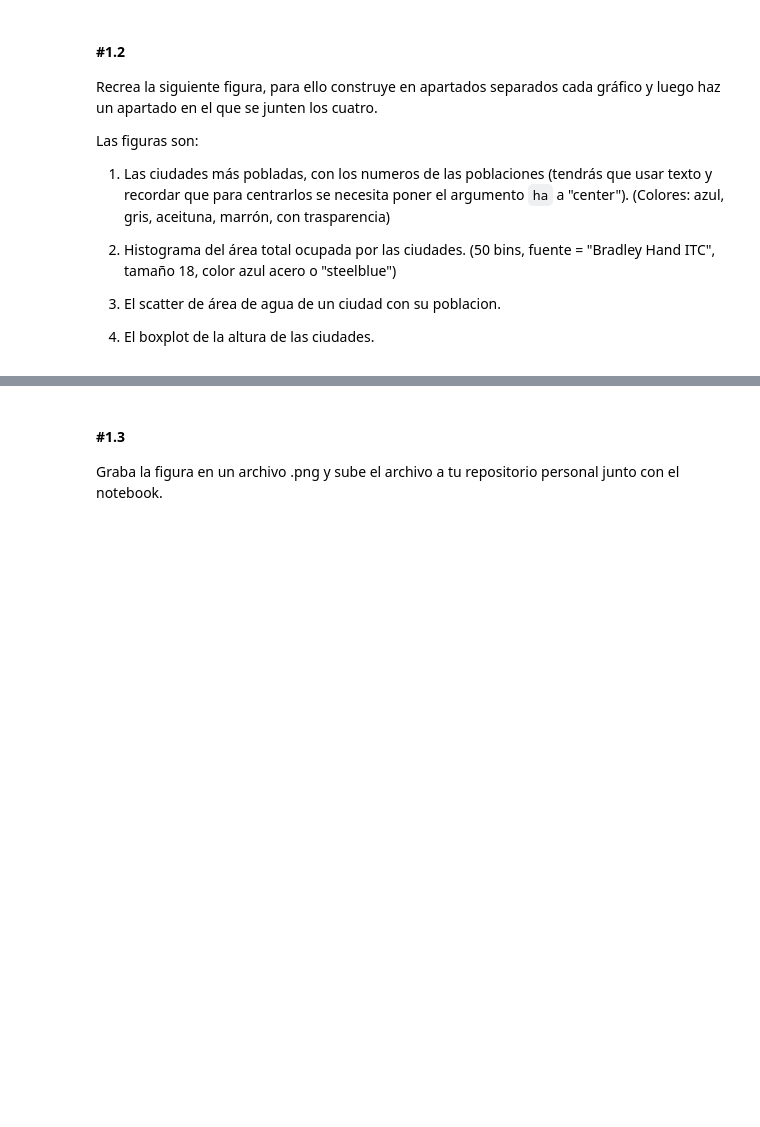
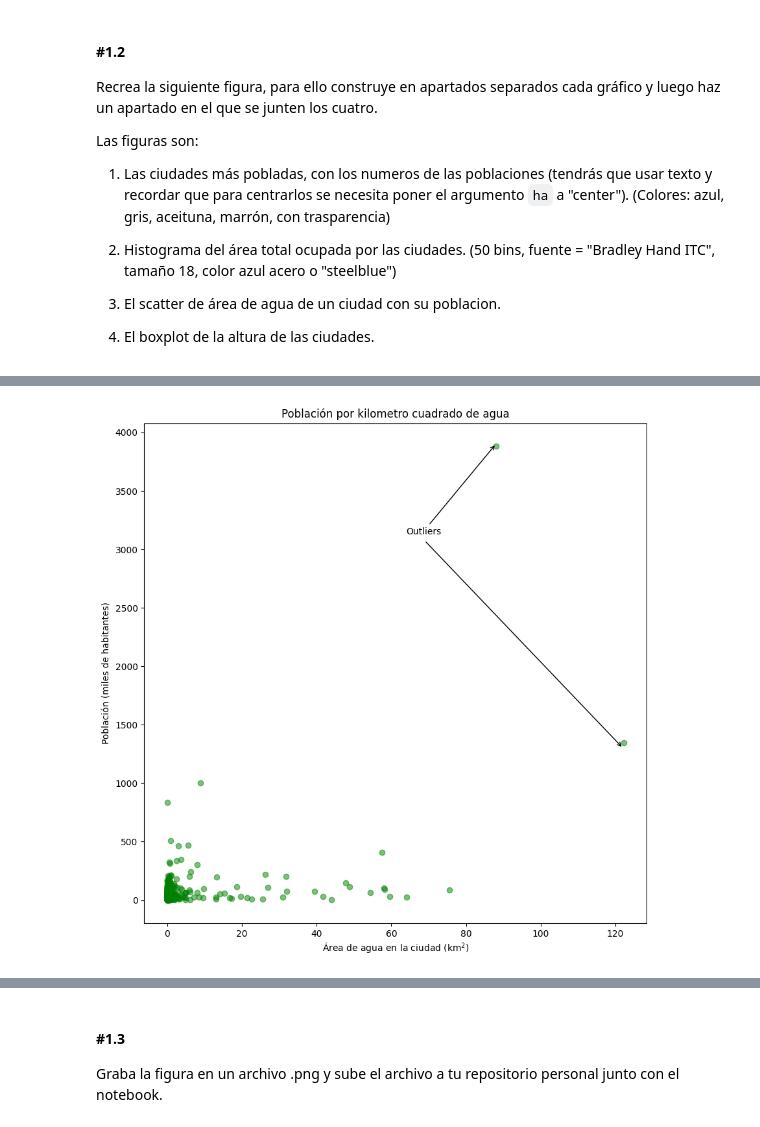
Before and after one commit to sergidelacruz/DS-online-Sergi, a Jupyter notebook: 03_Data_Analysis/Sprint_08/Unidad_01_Visualizacion_Basica_Matplotlib/03_Practica_Obligatoria/18_Practica_Obligatoria_Visualizacion_Basica.ipynb, the cells around one changed output, grey strips where cells are left out. Saved outputs shown, nothing was run; the diff lists cells and outputs as text; code cells hidden in the pictures; blank space fills up the shorter version.

```diff
--- a/03_Data_Analysis/Sprint_08/Unidad_01_Visualizacion_Basica_Matplotlib/03_Practica_Obligatoria/18_Practica_Obligatoria_Visualizacion_Basica.ipynb
+++ b/03_Data_Analysis/Sprint_08/Unidad_01_Visualizacion_Basica_Matplotlib/03_Practica_Obligatoria/18_Practica_Obligatoria_Visualizacion_Basica.ipynb
@@ -34,0 +157,17 @@ Las figuras son:
+# %%
+plt.figure(figsize = (10,10))
+plt.scatter(df.area_water_km2, df.population_total/1000, alpha=0.5, color="g")
+plt.title("Población por kilometro cuadrado de agua")
+plt.xlabel("Área de agua en la ciudad (km$^{2}$)")
+plt.ylabel("Población (miles de habitantes)")
+
+props_flecha = {
+    "arrowstyle": "<->",
+    "connectionstyle": "angle3"
+}
+plt.annotate("Outliers", xy = (88,3900), textcoords='offset points', xytext=(-100, -100),
+             arrowprops= {"arrowstyle": "->","connectionstyle": "arc3","color":"k"});
+plt.annotate("", xy = (122,1300), textcoords='offset points', xytext=(-220, 230),
+             arrowprops= {"arrowstyle": "->","connectionstyle": "arc3","color":"k"});
+# %% [output]
+[figure, added]
```
Also changed, not shown: parts of 12 cells of this notebook.
